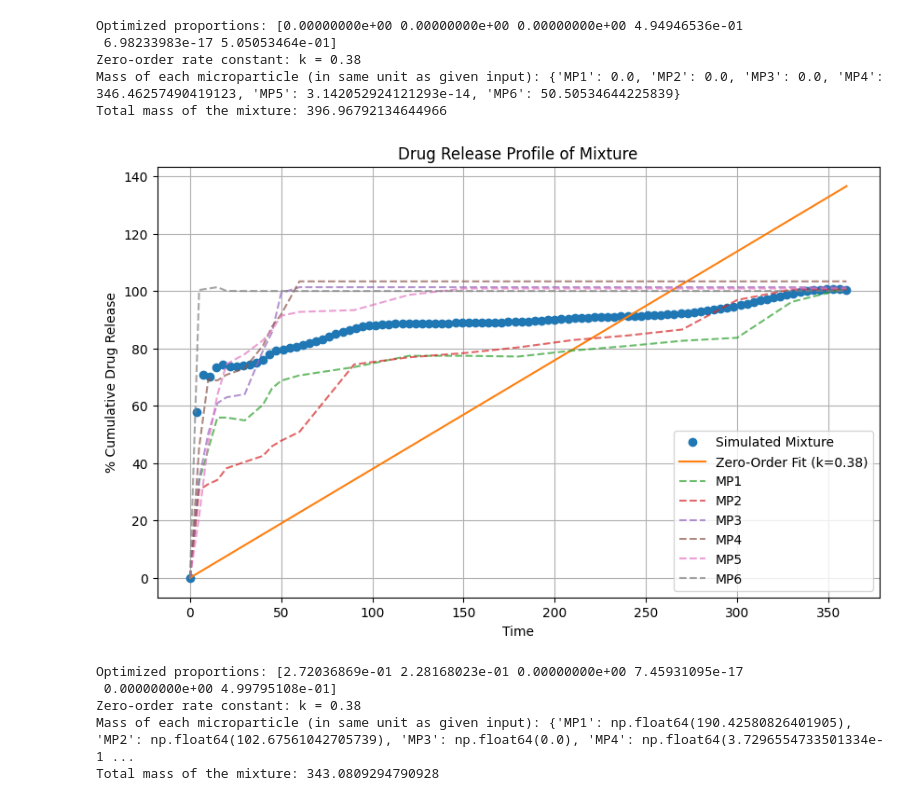
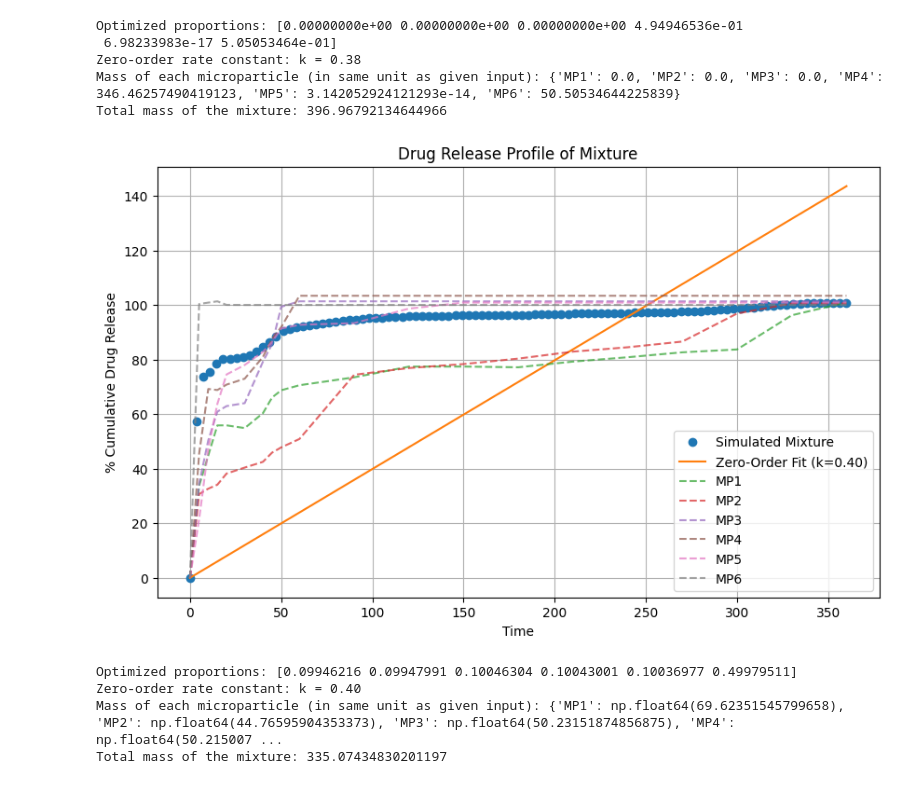
Before and after one commit to Swayamprakashpatel/Release_Simulation, a Jupyter notebook: Microsphere_Release_Simulation_Updated.ipynb, the cells around one changed output. Cells and saved outputs as stored; diff of their text form; code cells hidden in the pictures.

```diff
--- a/Microsphere_Release_Simulation_Updated.ipynb
+++ b/Microsphere_Release_Simulation_Updated.ipynb
@@ -1056,7 +1056,7 @@ def optimize_proportions(desired_k):
     return optimized_proportions
 
 # Example usage: find proportions for a desired zero-order rate constant k
-desired_k = 0.15 # Reduced zero-order rate constant for slower release
+desired_k = 0.40 # Reduced zero-order rate constant for slower release
 optimized_proportions = optimize_proportions(desired_k)
 weighted_release = calculate_weighted_release(optimized_proportions)
 
@@ -1067,39 +1067,39 @@ k = params[0]
 # Calculate mass of each microparticle needed for a 100 mg total drug load
 total_drug_needed = 100  # mg
 mass_per_microparticle = {}
 for i, key in enumerate(interpolated_releases.keys()):
     mass_per_microparticle[key] = (optimized_proportions[i] * total_drug_needed) / drug_content_per_microparticle[key]
 
 # Validate total mass is feasible
 total_mass = sum(mass_per_microparticle.values())
 if total_mass > 1000:  # Adjust this threshold based on experimental feasibility
     print("Warning: The total mass exceeds experimental feasibility. Consider revising constraints.")
 
 # Plot the results
 plt.figure(figsize=(10, 6))
 plt.plot(common_time_points, weighted_release, 'o', label='Simulated Mixture')
 plt.plot(common_time_points, zero_order_kinetics(common_time_points, k), '-', label=f'Zero-Order Fit (k={k:.2f})')
 for key, df in data_frames.items():
     plt.plot(df['Time'], df['CumulativeRelease'], '--', label=key, alpha=0.7)
 plt.xlabel('Time')
 plt.ylabel('% Cumulative Drug Release')
 plt.title('Drug Release Profile of Mixture')
 plt.legend()
 plt.grid(True)
+plt.savefig('drug_release_profile.tiff', dpi=300, bbox_inches='tight', pad_inches=0.1, transparent=True, facecolor='white', format='tiff')
 plt.show()
 
 # Printing the optimized proportions, rate constant, and mass of each microparticle
 print(f'Optimized proportions: {optimized_proportions}')
 print(f'Zero-order rate constant: k = {k:.2f}')
 print(f'Mass of each microparticle (in same unit as given input): {mass_per_microparticle}')
 print(f"Total mass of the mixture: {total_mass}")
 # %% [output]
-[figure, old version]
+[figure, new version]
-Optimized proportions: [2.72036869e-01 2.28168023e-01 0.00000000e+00 7.45931095e-17
- 0.00000000e+00 4.99795108e-01]
-Zero-order rate constant: k = 0.38
-Mass of each microparticle (in same unit as given input): {'MP1': np.float64(190.42580826401905), 'MP2': np.float64(102.67561042705739), 'MP3': np.float64(0.0), 'MP4': np.float64(3.7296554733501334e-1 ...
-Total mass of the mixture: 343.0809294790928
+Optimized proportions: [0.09946216 0.09947991 0.10046304 0.10043001 0.10036977 0.49979511]
+Zero-order rate constant: k = 0.40
+Mass of each microparticle (in same unit as given input): {'MP1': np.float64(69.62351545799658), 'MP2': np.float64(44.76595904353373), 'MP3': np.float64(50.23151874856875), 'MP4': np.float64(50.215007 ...
+Total mass of the mixture: 335.07434830201197
 # %%
 # Create DataFrame for simulated release
 simulated_release_df = pd.DataFrame({
```
Also changed, not shown: parts of 2 cells of this notebook.
